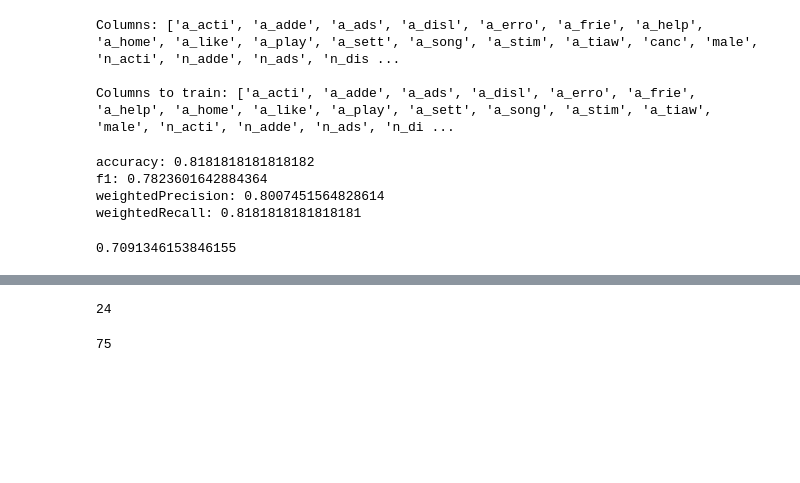
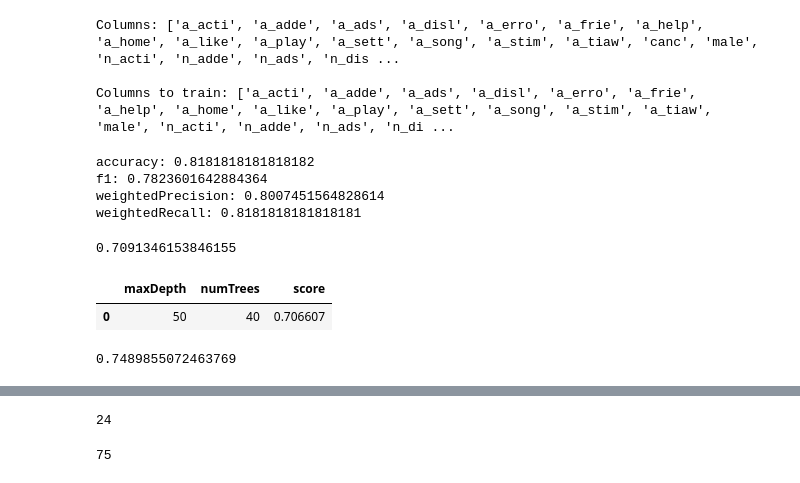
Before and after one commit to brunowdev/sparkify, a Jupyter notebook: Sparkify.ipynb, the cells around one changed output, grey strips where cells are left out. Drawn from its saved outputs; the diff is of its cells as text; code cells hidden in the pictures; blank space fills up the shorter version.

Commit message:
Add Cross Validator and Param Grid

```diff
--- a/Sparkify.ipynb
+++ b/Sparkify.ipynb
@@ -729,0 +772,31 @@ evaluator.evaluate(predictions)
+# %%
+# Create the new dataframe
+data = df_users.select(columns_to_use).fillna(0)
+
+# Split train/test
+(train_df, test_df) = data.randomSplit(SPLIT_RATIO, seed = 42)
+# %%
+pipeline = create_random_forest_pipeline()
+# %%
+cv_rf = random_forest_grid_search(pipeline)
+# %%
+cv_rf_results = cv_rf.fit(train_df)
+# %%
+import pandas as pd
+
+scores = cv_rf_results.avgMetrics
+params = [{p.name: v for p, v in m.items()} for m in cv_rf.getEstimatorParamMaps()]
+params_pd = pd.DataFrame(params)
+params_pd['score'] = scores
+params_pd
+# %% [output]
+|  | maxDepth | numTrees | score |
+| 0 | 50 | 40 | 0.706607 |
+# %%
+evaluator = BinaryClassificationEvaluator(labelCol = 'canc', metricName = 'areaUnderROC')
+
+best_model_results = cv_rf_results.bestModel.transform(test_df)
+
+evaluator.evaluate(best_model_results)
+# %% [output]
+0.7489855072463769
```
Also changed, not shown: parts of 8 cells of this notebook.
